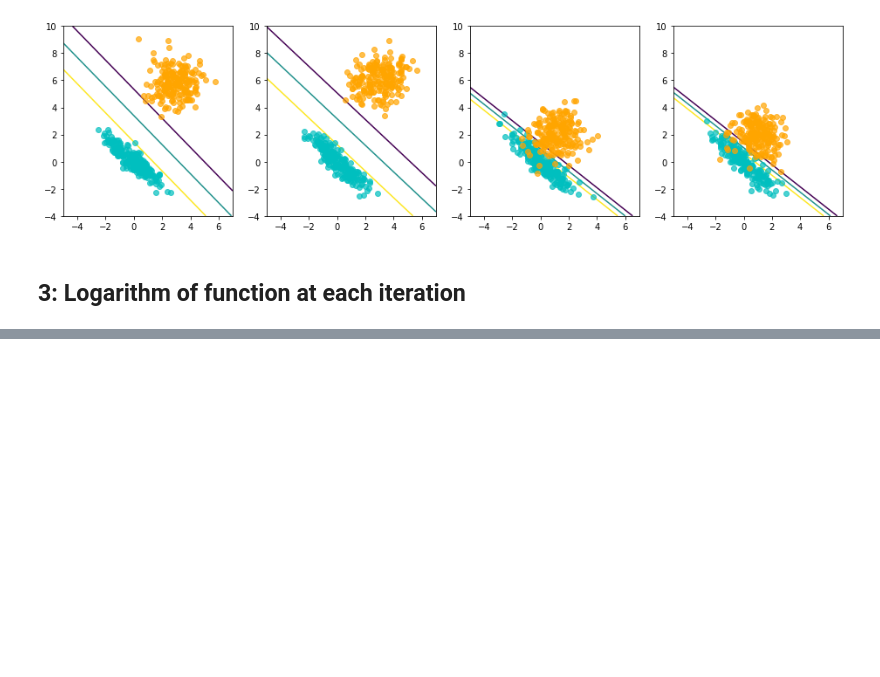
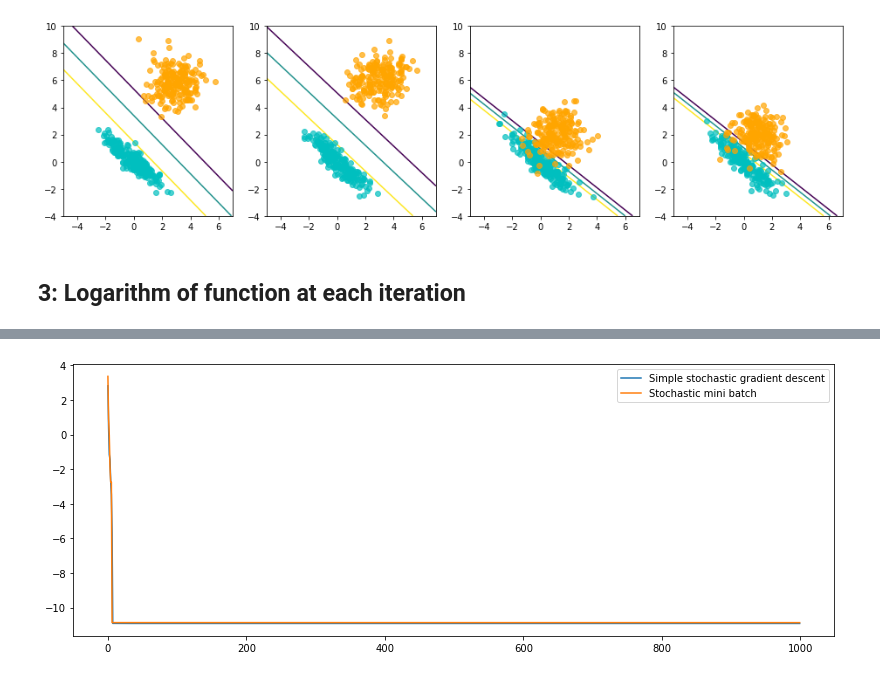
Before and after one commit to Roxane14/optimization, a Jupyter notebook: Lab4_5_CarlaSendra_RoxaneLeTensorer_RachelTrimble.ipynb, the cells around one changed output, grey strips where cells are left out. Cells and saved outputs as stored; diff of their text form; code cells hidden in the pictures; blank space fills up the shorter version.

```diff
--- a/Lab4_5_CarlaSendra_RoxaneLeTensorer_RachelTrimble.ipynb
+++ b/Lab4_5_CarlaSendra_RoxaneLeTensorer_RachelTrimble.ipynb
@@ -774,0 +781,18 @@ plt.show()
+# %%
+mu = 100
+lam = 1e-4
+iters = 1000
+
+fig = plt.figure(figsize=(30,5))
+ax1 = fig.add_subplot(121)
+
+w, b, best_point_seq, log_func_1 = stoch_grad_desc(X, Y, lam, iters, mu)
+ax1.plot(log_func_1, label="Simple stochastic gradient descent")
+
+w, b, best_point_seq, log_func_2 = stoch_mini_batch(X, Y, lam, iters, mu, batch_size)
+ax1.plot(log_func_2, label="Stochastic mini batch")
+ax1.legend()
+
+plt.show()
+# %% [output]
+[figure, added]
```
Also changed, not shown: parts of 3 cells of this notebook.
